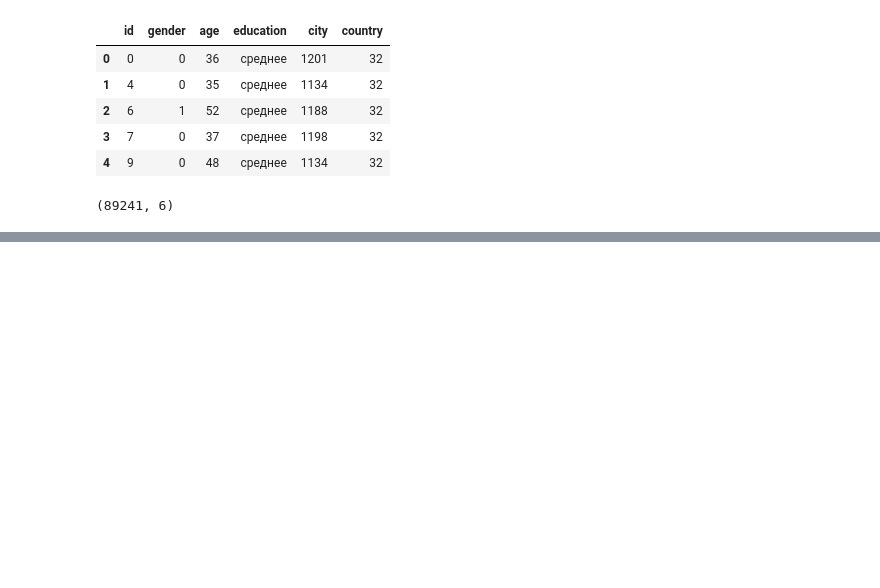
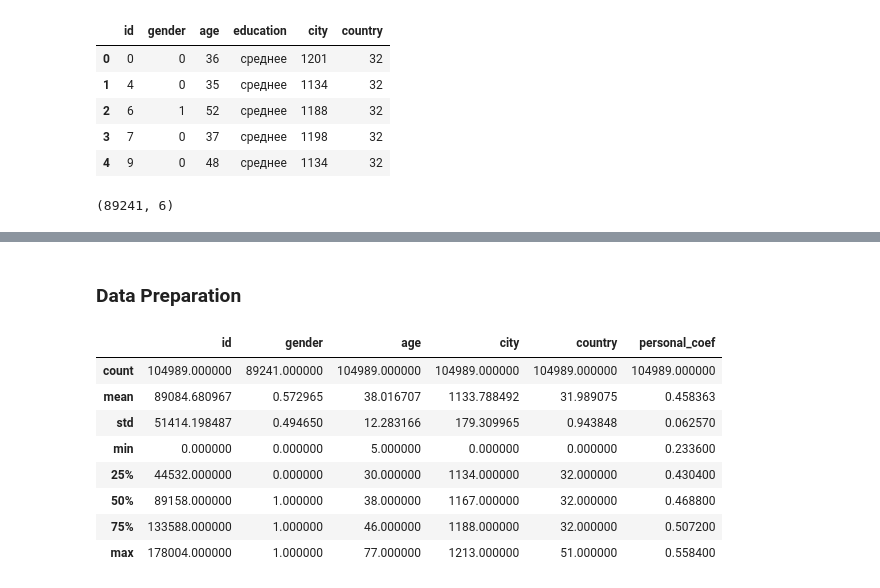
Before and after one commit to Dimayo/sporting_store, a Jupyter notebook: research.ipynb, the cells around one changed output, grey strips where cells are left out. Cells and saved outputs as stored; diff of their text form; code cells hidden in the pictures; blank space fills up the shorter version.

```diff
--- a/research.ipynb
+++ b/research.ipynb
@@ -23,0 +93,14 @@ df_personal_data.shape
+# %% [markdown]
+### Data Preparation
+# %%
+df_clients.describe()
+# %% [output]
+|  | id | gender | age | city | country | personal_coef |
+| count | 104989.000000 | 89241.000000 | 104989.000000 | 104989.000000 | 104989.000000 | 104989.000000 |
+| mean | 89084.680967 | 0.572965 | 38.016707 | 1133.788492 | 31.989075 | 0.458363 |
+| std | 51414.198487 | 0.494650 | 12.283166 | 179.309965 | 0.943848 | 0.062570 |
+| min | 0.000000 | 0.000000 | 5.000000 | 0.000000 | 0.000000 | 0.233600 |
+| 25% | 44532.000000 | 0.000000 | 30.000000 | 1134.000000 | 32.000000 | 0.430400 |
+| 50% | 89158.000000 | 1.000000 | 38.000000 | 1167.000000 | 32.000000 | 0.468800 |
+| 75% | 133588.000000 | 1.000000 | 46.000000 | 1188.000000 | 32.000000 | 0.507200 |
+| max | 178004.000000 | 1.000000 | 77.000000 | 1213.000000 | 51.000000 | 0.558400 |
```
Also changed, not shown: parts of 25 cells of this notebook.
